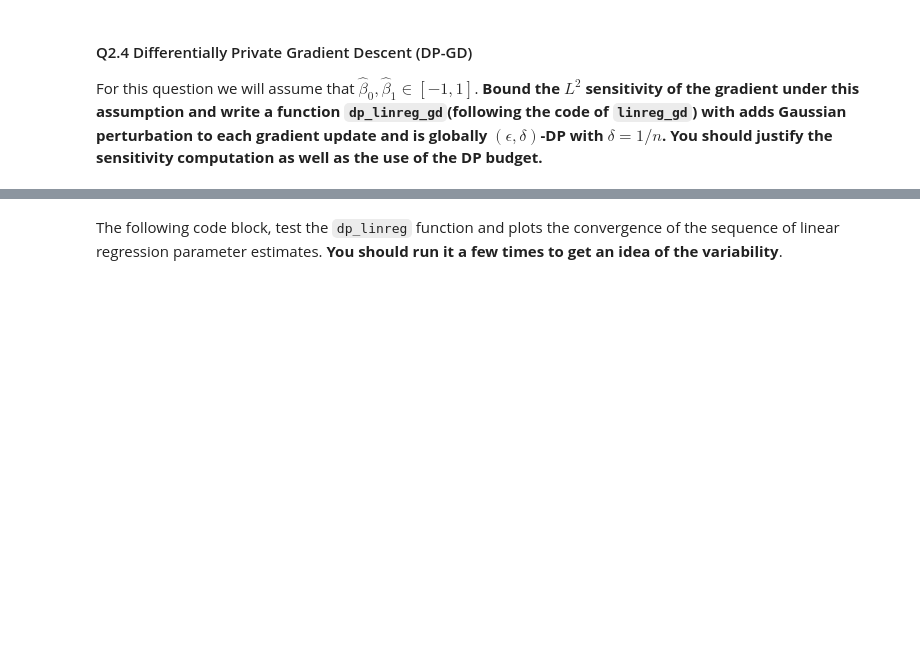
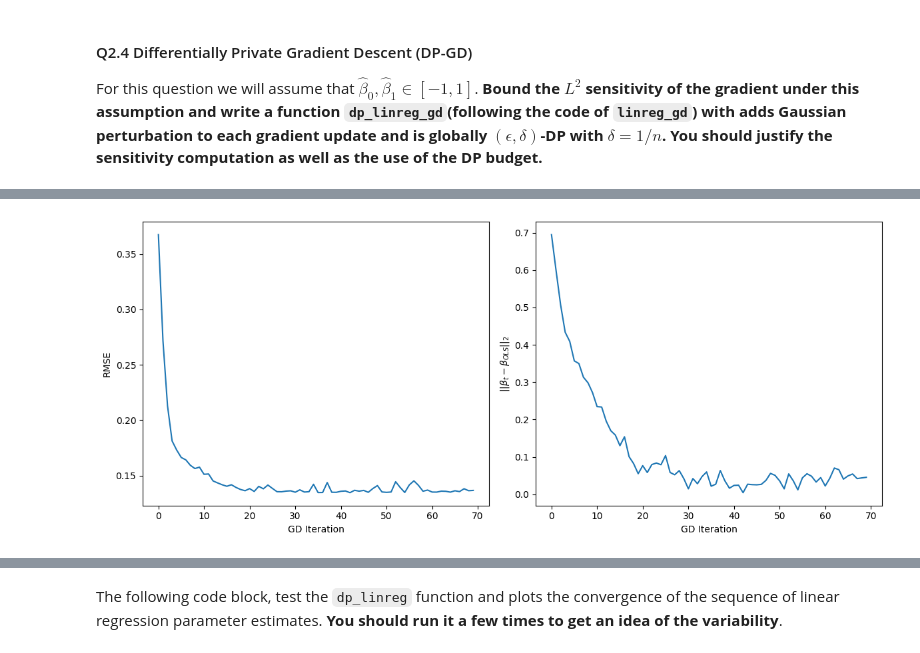
Before and after one commit to sabinaaskerova/privacy_ml, a Jupyter notebook: lab3_regression-todo.ipynb, the cells around one changed output, grey strips where cells are left out. Drawn from its saved outputs; the diff is of its cells as text; code cells hidden in the pictures; blank space fills up the shorter version.

```diff
--- a/lab3_regression-todo.ipynb
+++ b/lab3_regression-todo.ipynb
@@ -370,0 +506,95 @@ def dp_linreg_gd(x, y, step_size, num_steps, eps, clip_norm=1.0):
+# %%
+import numpy as np
+
+def dp_linreg_gd(x, y, step_size, num_steps, eps):
+    '''
+    Performs (eps,1/n)-DP linear regression using Gaussian Perturbed Gradient Descent.
+
+    Parameters:
+    x (numpy.ndarray): Input features, shape (n, 1)
+    y (numpy.ndarray): Target values, shape (n, 1)
+    step_size (float): Learning rate for gradient descent
+    num_steps (int): Number of gradient descent iterations
+    eps (float): Privacy budget
+
+    Returns:
+    beta_list (list): List of estimated beta values over iterations (each of shape (2, 1))
+    '''
+
+    n = y.size  # Number of samples
+    delta = 1 / n  # Set delta for DP
+    sensitivity = 4  # Sensitivity of the gradient
+    sigma = (2 * np.sqrt(2.92 * num_steps * np.log(1 / delta))) / (eps * n)  # Noise scale using RDP-DP conversion
+
+    # Initialize parameters
+    beta = np.zeros((2,1))
+    beta_list = [beta]
+
+    for i in range(num_steps):
+        yhat = beta[0] * x + beta[1]  # Compute predictions
+        grad = np.zeros_like(beta)
+        grad[0] = -2 * np.mean((y - yhat) * x)  # Gradient for slope
+        grad[1] = -2 * np.mean(y - yhat)  # Gradient for intercept
+
+        # Add Gaussian noise to gradient
+        noise = np.random.normal(0, sigma, size=grad.shape)
+        grad += noise
+
+        # Update beta using noisy gradient
+        beta = beta - step_size * grad
+        beta_list.append(beta)
+
+    return beta_list
+
+
+eps = 5
+num_steps = 70
+beta_list_dpgd = dp_linreg_gd(x, y, step_size, num_steps, eps)
+rmse_dpgd = np.zeros(num_steps)
+err_beta_dpgd = np.zeros(num_steps)
+for i in range(num_steps):
+    yhat = beta_list_dpgd[i][0]*x + beta_list_dpgd[i][1]
+    rmse_dpgd[i] = root_mean_squared_error(y, yhat)
+    err_beta_dpgd[i] = np.linalg.norm(beta_list_dpgd[i] - beta_ols)
+
+fig, (ax1, ax2) = plt.subplots(1, 2, figsize=(12, 5))
+
+ax1.plot(rmse_dpgd)
+ax1.set_xlabel('GD Iteration')
+ax1.set_ylabel('RMSE')
+
+ax2.plot(err_beta_dpgd)
+ax2.set_xlabel('GD Iteration')
+ax2.set_ylabel(r'$||\beta_t - \beta_{OLS}||_2$')
+
+plt.tight_layout()
+plt.show()
+
+beta_ols = linreg(x, y)
+yhat_ols = beta_ols[0]*x + beta_ols[1]
+rmse_ols = root_mean_squared_error(y, yhat_ols)*np.ones_like(eps_arr)
+
+beta_gd = linreg_gd(x, y, step_size, num_steps)[-1]
+yhat_gd = beta_gd[0]*x + beta_gd[1]
+rmse_gd = root_mean_squared_error(y, yhat_gd)*np.ones_like(eps_arr)
+
+num_iter = 80
+eps_arr = np.linspace(1, 10, num=10)
+rmse_dpgd = np.zeros((eps_arr.size, num_iter))
+
+for i, eps in enumerate(eps_arr):
+    for j in range(num_iter):
+        beta_dpgd = dp_linreg_gd(x, y, step_size, num_steps, eps)[-1]
+        yhat_dpgd = beta_dpgd[0]*x + beta_dpgd[1]
+        rmse_dpgd[i][j] = root_mean_squared_error(y, yhat_dpgd)
+
+fig = plt.figure()
+plt.plot(eps_arr, rmse_ols, label='OLS')
+plt.plot(eps_arr, rmse_gd, label='GD')
+plt.plot(eps_arr, np.median(rmse_dpgd, axis=1), label='DPGD')
+plt.legend(loc="upper right")
+plt.xlabel("$\epsilon$")
+plt.ylabel("RMSE")
+plt.show()
+# %% [output]
+[figure, added]
```
Also changed, not shown: parts of 18 cells of this notebook.
